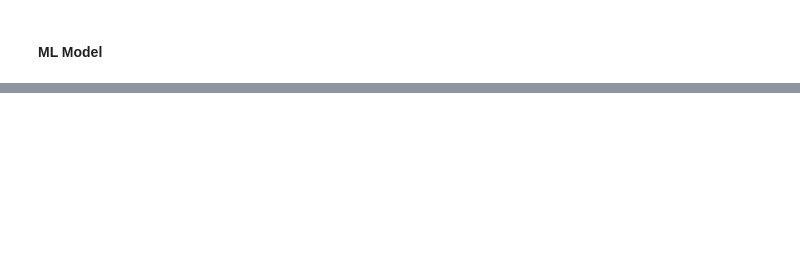
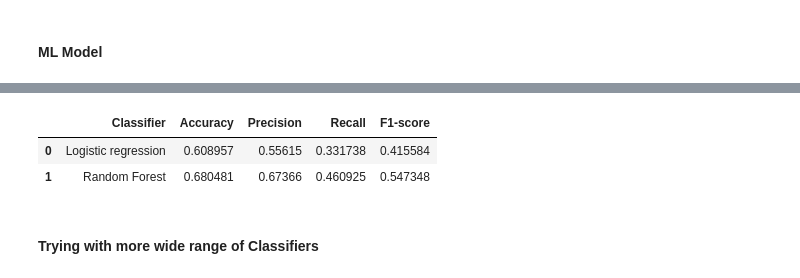
Before and after one commit to MoHassan01/NLP-Twitter-Disaster-Classifier, a Jupyter notebook: main.ipynb, the cells around one changed output, grey strips where cells are left out. Cells and saved outputs as stored; diff of their text form; code cells hidden in the pictures; blank space fills up the shorter version.

```diff
--- a/main.ipynb
+++ b/main.ipynb
@@ -263,0 +273,37 @@ Acc: 0.6116310160427807
+# %%
+# Initializing classifiers
+classifiers={
+    'Logistic regression': LogisticRegression(),
+    'Random Forest': RandomForestClassifier()
+}
+# %%
+# Training and getting evaluation of each classifier
+metrics_df = pd.DataFrame(columns=['Classifier', 'Accuracy', 'Precision', 'Recall', 'F1-score'])
+for name, clf in classifiers.items():
+    # Training model and getting predictions
+    clf.fit(X_train, y_train)
+    y_pred = clf.predict(X_test)
+
+    # Evaluating
+    accuracy = accuracy_score(y_test, y_pred)
+    precision = precision_score(y_test, y_pred)
+    recall = recall_score(y_test, y_pred)
+    F1_score = f1_score(y_test, y_pred)
+
+    # Storing metrics
+    metrics_df = metrics_df.append({
+        'Classifier': name,
+        'Accuracy': accuracy,
+        'Precision': precision,
+        'Recall': recall,
+        'F1-score': F1_score
+    }, ignore_index=True)
+
+    # Confusion matrix
+    conf_matrix = confusion_matrix(y_test, y_pred)
+    plt.figure(figsize=(8,6))
+    sns.heatmap(conf_matrix, annot=True, fmt='d', cmap='Blues')
+    plt.title(f'{name}')
+    plt.xlabel('predicted')
+    plt.ylabel('Actual')
+    plt.show()
@@ -263,0 +313,8 @@ Acc: 0.6116310160427807
+# %%
+metrics_df
+# %% [output]
+|  | Classifier | Accuracy | Precision | Recall | F1-score |
+| 0 | Logistic regression | 0.608957 | 0.55615 | 0.331738 | 0.415584 |
+| 1 | Random Forest | 0.680481 | 0.67366 | 0.460925 | 0.547348 |
+# %% [markdown]
+#### Trying with more wide range of Classifiers
```
Also changed, not shown: parts of 31 cells of this notebook.
